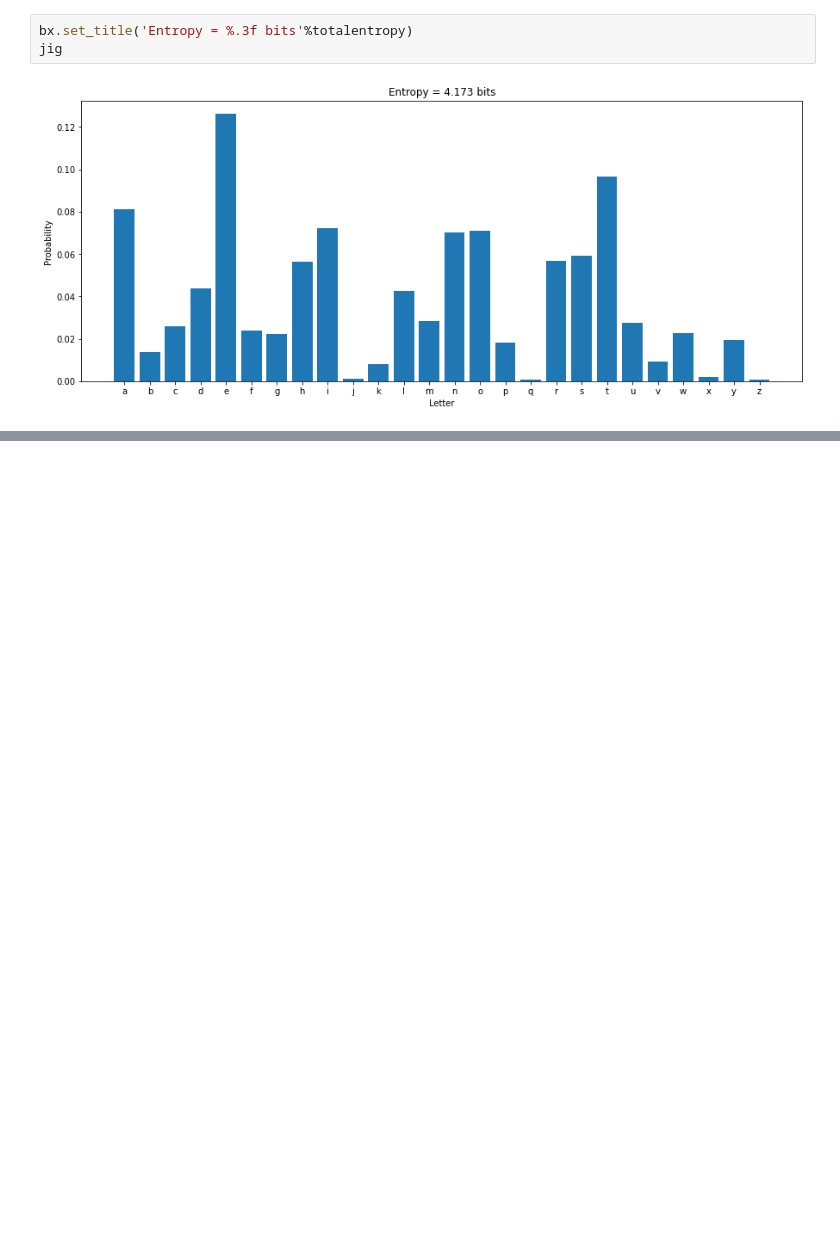
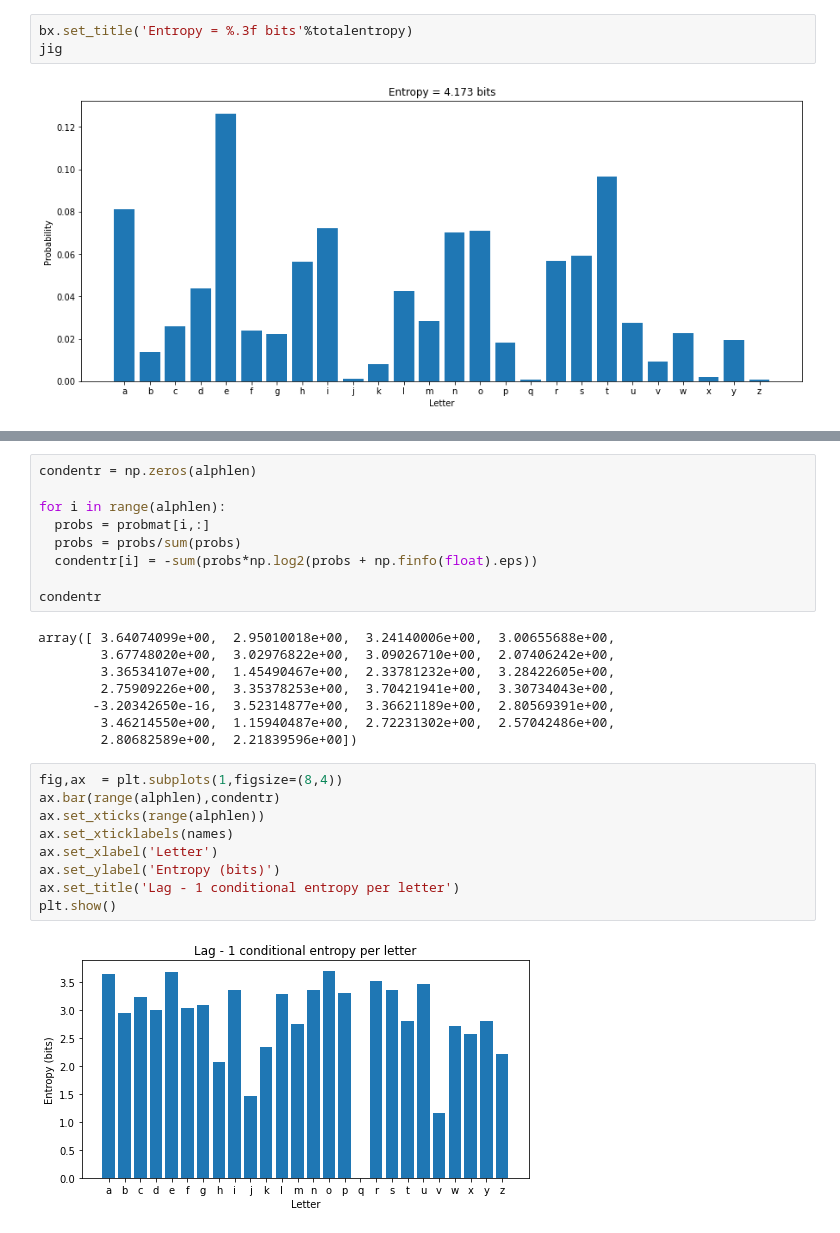
Before and after one commit to npinak/Python-Projects, a Jupyter notebook: Entropy-of-Written-English/Entropy_of_Written_English.ipynb, the cells around one changed output, grey strips where cells are left out. Drawn from its saved outputs; the diff is of its cells as text; blank space fills up the shorter version.

```diff
--- a/Entropy-of-Written-English/Entropy_of_Written_English.ipynb
+++ b/Entropy-of-Written-English/Entropy_of_Written_English.ipynb
@@ -225,0 +244,28 @@ probmat = np.zeros((numLetters,numLetters))
+# %%
+condentr = np.zeros(alphlen)
+
+for i in range(alphlen):
+  probs = probmat[i,:]
+  probs = probs/sum(probs)
+  condentr[i] = -sum(probs*np.log2(probs + np.finfo(float).eps))
+
+condentr
+# %% [output]
+array([ 3.64074099e+00,  2.95010018e+00,  3.24140006e+00,  3.00655688e+00,
+        3.67748020e+00,  3.02976822e+00,  3.09026710e+00,  2.07406242e+00,
+        3.36534107e+00,  1.45490467e+00,  2.33781232e+00,  3.28422605e+00,
+        2.75909226e+00,  3.35378253e+00,  3.70421941e+00,  3.30734043e+00,
+       -3.20342650e-16,  3.52314877e+00,  3.36621189e+00,  2.80569391e+00,
+        3.46214550e+00,  1.15940487e+00,  2.72231302e+00,  2.57042486e+00,
+        2.80682589e+00,  2.21839596e+00])
+# %%
+fig,ax  = plt.subplots(1,figsize=(8,4))
+ax.bar(range(alphlen),condentr)
+ax.set_xticks(range(alphlen))
+ax.set_xticklabels(names)
+ax.set_xlabel('Letter')
+ax.set_ylabel('Entropy (bits)')
+ax.set_title('Lag - 1 conditional entropy per letter')
+plt.show()
+# %% [output]
+[figure, added]
```
Also changed, not shown: parts of 5 cells of this notebook.
